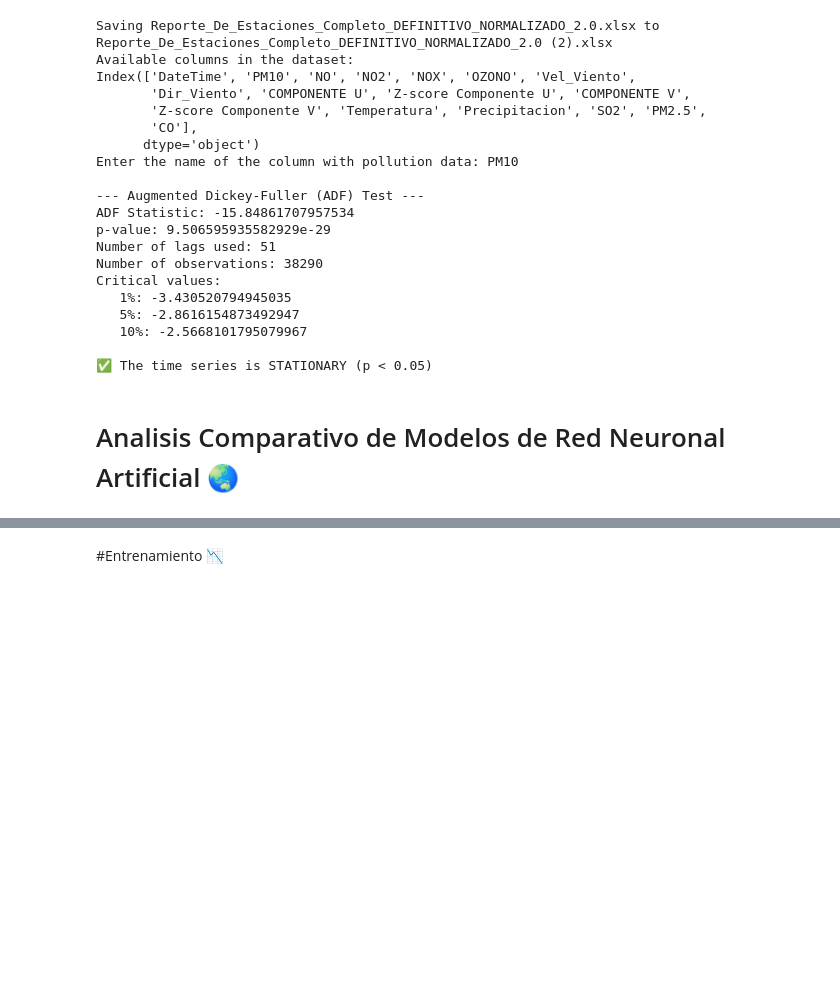
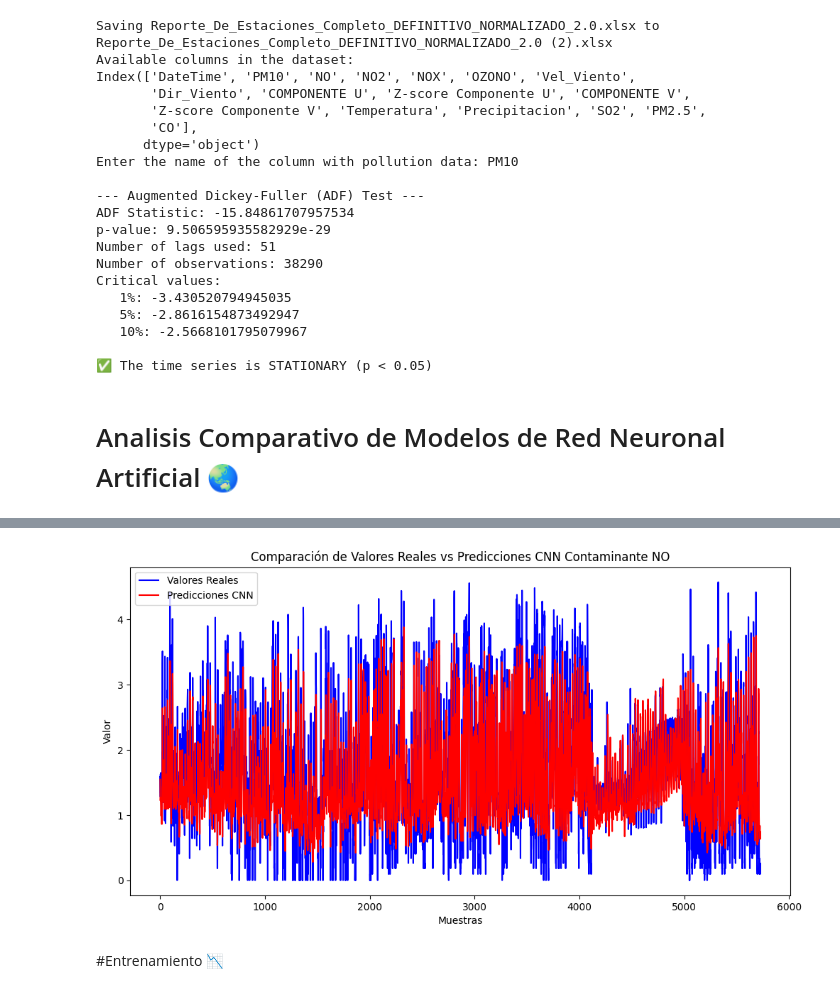
Before and after one commit to DYNAMO12345/ATmega328P-PU, a Jupyter notebook: Implementación_de_Redes_Neuronales_Artificiales_(RNA)_para_la_Predicción_de_Contaminación_del_Aire_1_0.ipynb, the cells around one changed output, grey strips where cells are left out. Saved outputs shown, nothing was run; the diff lists cells and outputs as text; code cells hidden in the pictures; blank space fills up the shorter version.

```diff
--- a/Implementación_de_Redes_Neuronales_Artificiales_(RNA)_para_la_Predicción_de_Contaminación_del_Aire_1_0.ipynb
+++ b/Implementación_de_Redes_Neuronales_Artificiales_(RNA)_para_la_Predicción_de_Contaminación_del_Aire_1_0.ipynb
@@ -813,0 +979,29 @@ Critical values:
+# %%
+#Formatear los datos con reshape para dar estructura a la dimensionalidad de las CNN
+X_train = X_train.reshape(X_train.shape[0],ventana,len(variables_predictoras),1)
+X_val = X_val.reshape(X_val.shape[0],ventana,len(variables_predictoras),1)
+X_test = X_test.reshape(X_test.shape[0],ventana,len(variables_predictoras),1)
+# %%
+# Definir la arquitectura de la CNN
+modelo_cnn = Sequential([
+    Conv2D(filters=64, kernel_size=(3, 3), activation="relu", input_shape=(ventana, len(variables_predictoras), 1)),
+    Conv2D(filters=32, kernel_size=(3, 3), activation="relu"),
+    Flatten(),
+    Dense(64, activation="relu"),
+    Dropout(0.2),
+    Dense(1, activation="linear")  # Salida numérica para regresión
+])
+
+# Compilar el modelo
+modelo_cnn.compile(optimizer="adam", loss="mse", metrics=["mae"])
+# %%
+#Entrenar la RNN
+batch_size = X_train.shape[0]//10
+
+historial = modelo_cnn.fit(
+    X_train,
+    y_train,
+    batch_size=batch_size,
+    epochs=50,
+    validation_data=(X_val,y_val)
+)
@@ -813,0 +1026,16 @@ Critical values:
+# %%
+#Evaluar el modelo de CNN
+mse, mae = modelo_cnn.evaluate(X_test, y_test)
+print(f"MSE: {mse:.2f}, MAE: {mae:.2f}")
+#Hacer predicciones
+predicciones_cnn = modelo_cnn.predict(X_test)
+#Graficar resultados
+plt.figure(figsize=(12, 6))
+plt.plot(y_test, label="Valores Reales", color="blue")
+plt.plot(predicciones_cnn, label="Predicciones CNN", color="red")
+plt.legend()
+plt.title("Comparación de Valores Reales vs Predicciones CNN Contaminante NO")
+plt.xlabel("Muestras")
+plt.ylabel("Valor")
+plt.show()
+# %% [output]
@@ -814,3 +1045,4 @@ Critical values:
+[figure, added]
 # %% [markdown]
 #Entrenamiento 📉
 # %% [markdown]
```
Also changed, not shown: parts of 20 cells of this notebook.
